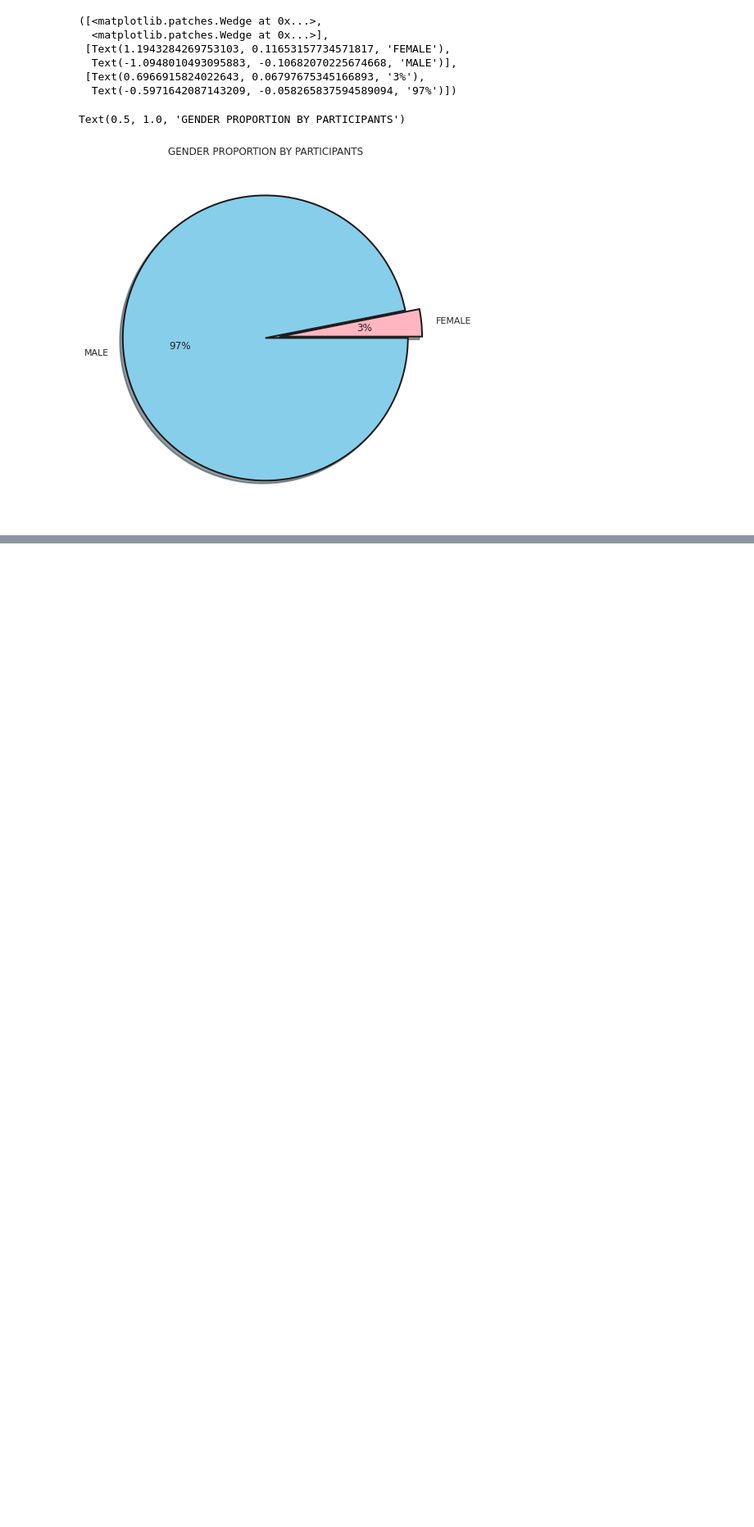
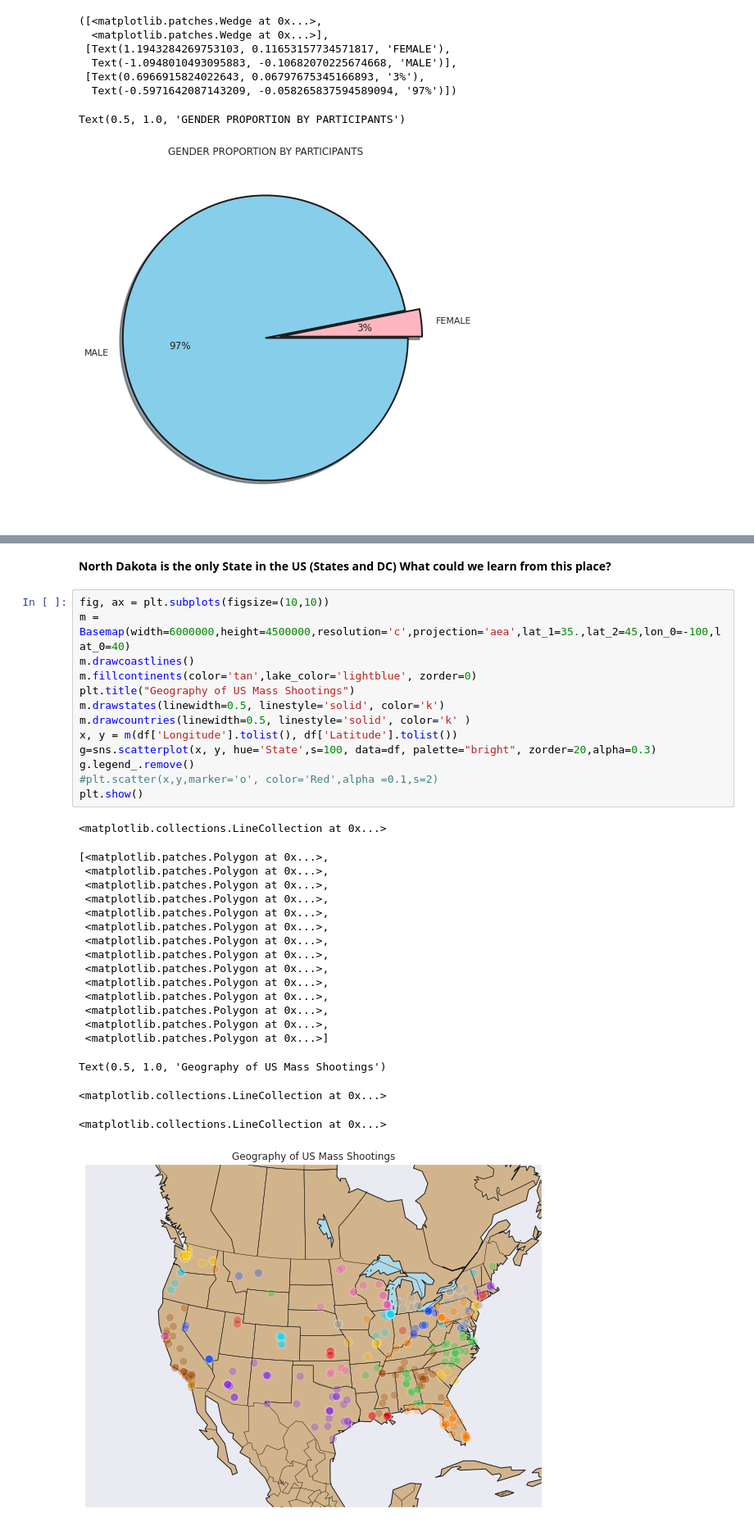
Before and after one commit to Antonio-Martinez-Sanchez/Thinkful-Final-Capstone-Python, a Jupyter notebook: Final_Capstone_Thinkful.ipynb, the cells around one changed output, grey strips where cells are left out. Shown at 82% size. Drawn from its saved outputs; the diff is of its cells as text; blank space fills up the shorter version.

```diff
--- a/Final_Capstone_Thinkful.ipynb
+++ b/Final_Capstone_Thinkful.ipynb
@@ -430,0 +519,35 @@ Text(0.5, 1.0, 'GENDER PROPORTION BY PARTICIPANTS')
+# %% [markdown]
+**North Dakota is the only State in the US (States and DC) What could we learn from this place?**
+# %%
+fig, ax = plt.subplots(figsize=(10,10))
+m = Basemap(width=6000000,height=4500000,resolution='c',projection='aea',lat_1=35.,lat_2=45,lon_0=-100,lat_0=40)
+m.drawcoastlines()
+m.fillcontinents(color='tan',lake_color='lightblue', zorder=0)
+plt.title("Geography of US Mass Shootings")
+m.drawstates(linewidth=0.5, linestyle='solid', color='k')
+m.drawcountries(linewidth=0.5, linestyle='solid', color='k' )
+x, y = m(df['Longitude'].tolist(), df['Latitude'].tolist())
+g=sns.scatterplot(x, y, hue='State',s=100, data=df, palette="bright", zorder=20,alpha=0.3)
+g.legend_.remove()
+#plt.scatter(x,y,marker='o', color='Red',alpha =0.1,s=2)
+plt.show()
+# %% [output]
+<matplotlib.collections.LineCollection at 0x...>
+[<matplotlib.patches.Polygon at 0x...>,
+ <matplotlib.patches.Polygon at 0x...>,
+ <matplotlib.patches.Polygon at 0x...>,
+ <matplotlib.patches.Polygon at 0x...>,
+ <matplotlib.patches.Polygon at 0x...>,
+ <matplotlib.patches.Polygon at 0x...>,
+ <matplotlib.patches.Polygon at 0x...>,
+ <matplotlib.patches.Polygon at 0x...>,
+ <matplotlib.patches.Polygon at 0x...>,
+ <matplotlib.patches.Polygon at 0x...>,
+ <matplotlib.patches.Polygon at 0x...>,
+ <matplotlib.patches.Polygon at 0x...>,
+ <matplotlib.patches.Polygon at 0x...>,
+ <matplotlib.patches.Polygon at 0x...>]
+Text(0.5, 1.0, 'Geography of US Mass Shootings')
+<matplotlib.collections.LineCollection at 0x...>
+<matplotlib.collections.LineCollection at 0x...>
+[figure, added]
```
Also changed, not shown: parts of 68 cells of this notebook.
